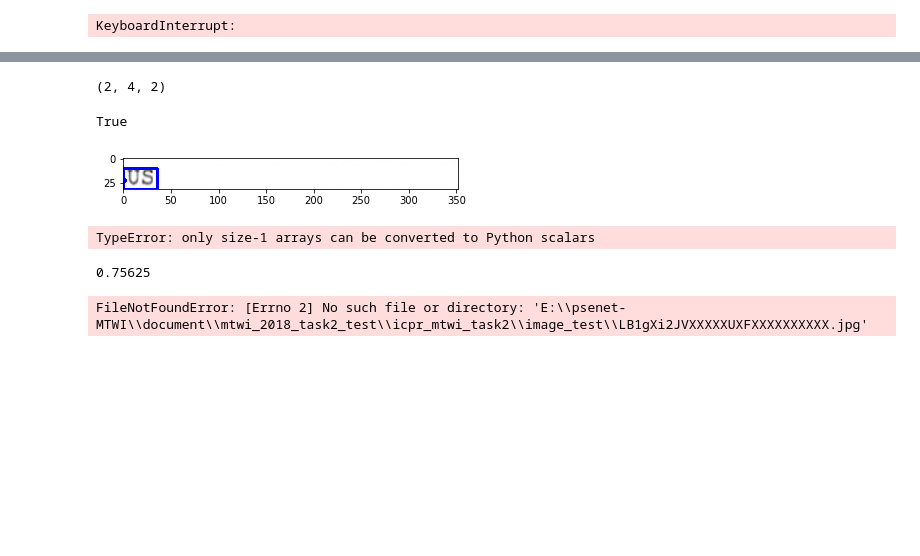
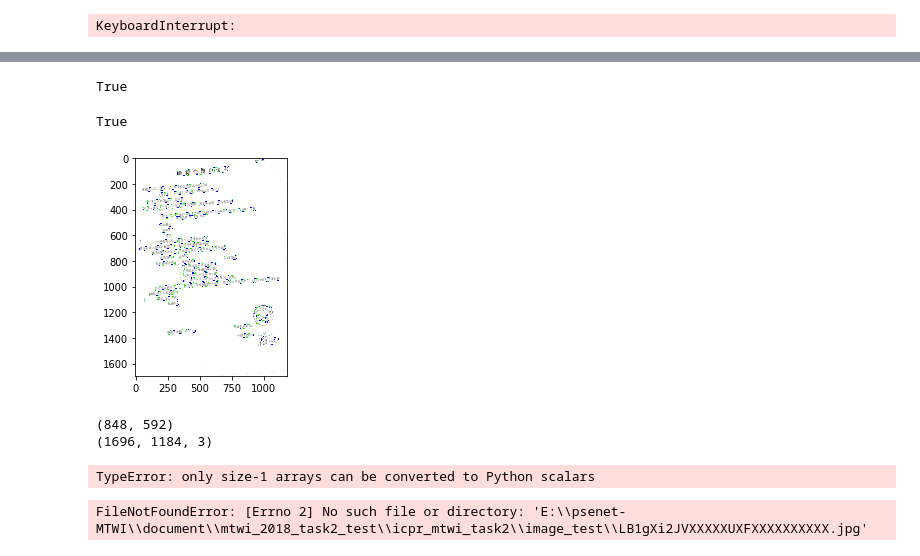
Before and after one commit to xiaomaxiao/PSENET, a Jupyter notebook: psenet_train_BLINEAR.ipynb, the cells around one changed output, grey strips where cells are left out. Saved outputs shown, nothing was run; the diff lists cells and outputs as text; code cells hidden in the pictures; blank space fills up the shorter version.

```diff
--- a/psenet_train_BLINEAR.ipynb
+++ b/psenet_train_BLINEAR.ipynb
@@ -264,12 +264,12 @@ with tqdm.tqdm(total = len(imagesfile)) as bar:
 # %%
 
 #images = cv2.imread('E:\psenet-MTWI\document\mtwi_2018_task2_test\icpr_mtwi_task2\image_test\TB107c7ejgy_uJjSZJnCczuOXXa.jpg')
-imgsrc = cv2.imread('./tmp/tmp51.jpg')
+imgsrc = cv2.imread('./tmp/r-4.jpg')
 h,w = imgsrc.shape[0:2]
 images = np.copy(imgsrc)
 
 MIN_LEN = 32
-MAX_LEN = 1500
+MAX_LEN = 1700
 h, w = images.shape[0:2]
 if(w<h):
     if(w<MIN_LEN):
@@ -387,4 +426,8 @@ for id,rt in enumerate(rects_t):
         cv2.drawContours(imagetest,[rt*2],-1,(0,255,0),1)
     except Exception as e :
         pass
+# %%
+np.array(rects).shape[0]>0
+# %% [output]
+True
 # %%
@@ -399,13 +444,15 @@ for rt in rects:
-# %%
-rects.shape
-# %% [output]
-(2, 4, 2)
 # %%
 plt.imshow(imagetest)
-cv2.imwrite('./tmp/t1.jpg',imagetest)
+cv2.imwrite('./tmp/t.jpg',imagetest)
 # %% [output]
 True
-[figure, old version]
+[figure, new version]
+# %%
+print(labelimage.shape)
+print(images[0].shape)
+# %% [output]
+(848, 592)
+(1696, 1184, 3)
 # %%
 for rt in rects:
     rt[0] = rt[0] * 2 * scalex
@@ -422,8 +469,6 @@ cv2.imwrite('./tmp/test7_1.jpg',imagetest)
 TypeError: only size-1 arrays can be converted to Python scalars
 # %%
 scalex
-# %% [output]
-0.75625
 # %%
 h = r'E:\psenet-MTWI\document\mtwi_2018_task2_test\icpr_mtwi_task2\image_test\LB1gXi2JVXXXXXUXFXXXXXXXXXX.jpg'
 images=cv2.imdecode(np.fromfile(h,dtype=np.uint8),-1)
```
Also changed, not shown: parts of 20 cells of this notebook, 2 other files.
